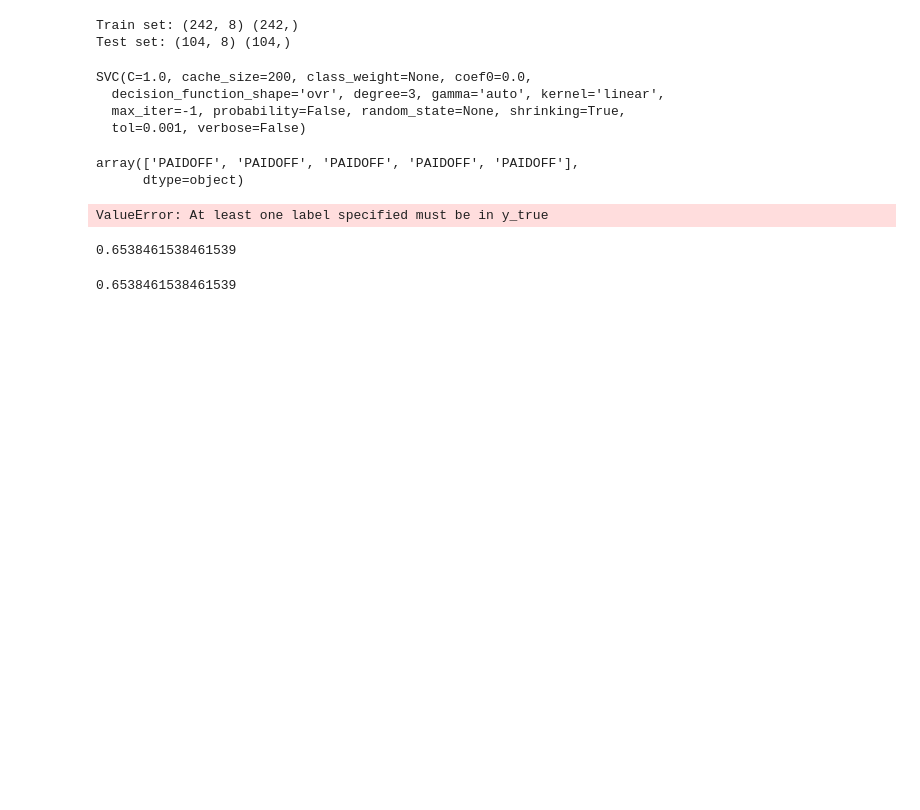
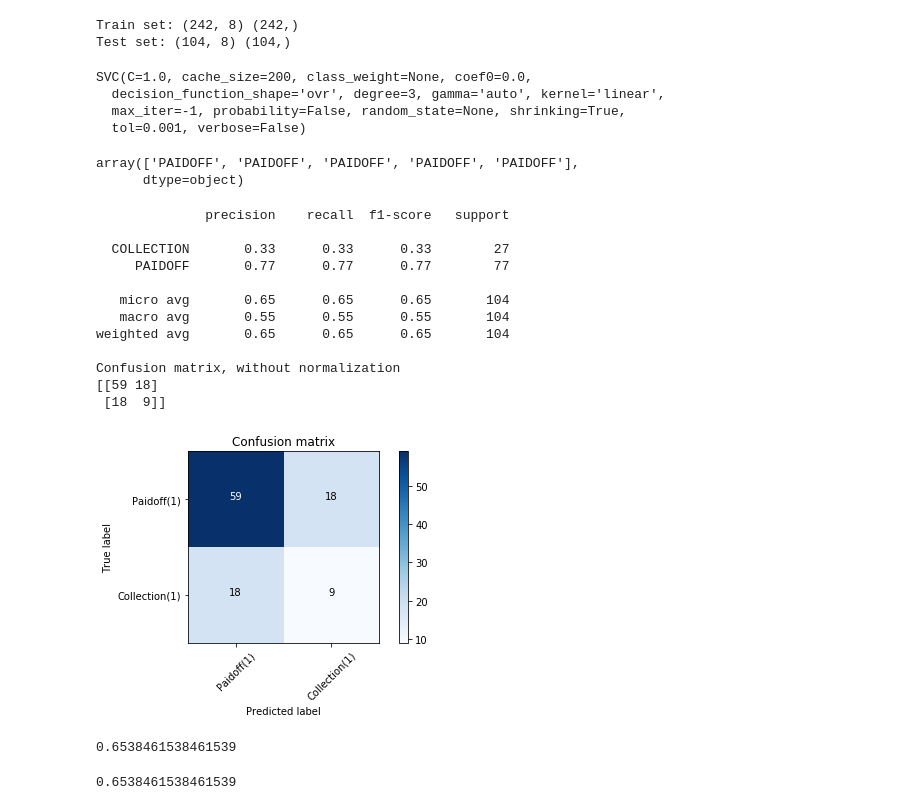
Before and after one commit to unimbekar/machine-learning, a Jupyter notebook: Upen First ML Notebook for Coursera.ipynb, the cells around one changed output. Saved outputs shown, nothing was run; the diff lists cells and outputs as text; code cells hidden in the pictures; blank space fills up the shorter version.

```diff
--- a/Upen First ML Notebook for Coursera.ipynb
+++ b/Upen First ML Notebook for Coursera.ipynb
@@ -509,16 +515,28 @@ def plot_confusion_matrix(cm, classes,
     plt.xlabel('Predicted label')
 # %%
 # Compute confusion matrix
-cnf_matrix = confusion_matrix(y_testset, yhat, labels=[0,1])
+cnf_matrix = confusion_matrix(y_testset, yhat, labels=['PAIDOFF','COLLECTION'])
 np.set_printoptions(precision=2)
 
 print (classification_report(y_testset, yhat))
 
 # Plot non-normalized confusion matrix
 plt.figure()
-plot_confusion_matrix(cnf_matrix, classes=['Paidoff(1)','Collection(1'],normalize= False,  title='Confusion matrix')
+plot_confusion_matrix(cnf_matrix, classes=['Paidoff(1)','Collection(1)'],normalize= False,  title='Confusion matrix')
 # %% [output]
-ValueError: At least one label specified must be in y_true
+              precision    recall  f1-score   support
+
+  COLLECTION       0.33      0.33      0.33        27
+     PAIDOFF       0.77      0.77      0.77        77
+
+   micro avg       0.65      0.65      0.65       104
+   macro avg       0.55      0.55      0.55       104
+weighted avg       0.65      0.65      0.65       104
+
+Confusion matrix, without normalization
+[[59 18]
+ [18  9]]
+[figure, added]
 # %%
 from sklearn.metrics import f1_score
 f1_score(y_testset, yhat, average='weighted')
```
Also changed, not shown: parts of 9 cells of this notebook.
